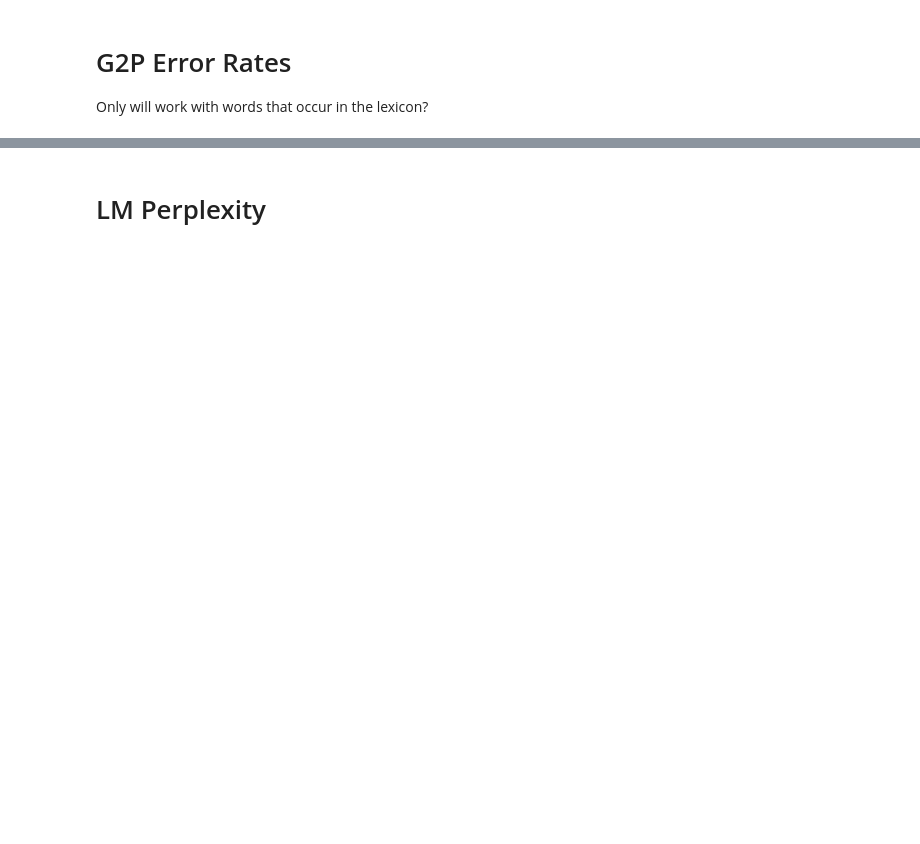
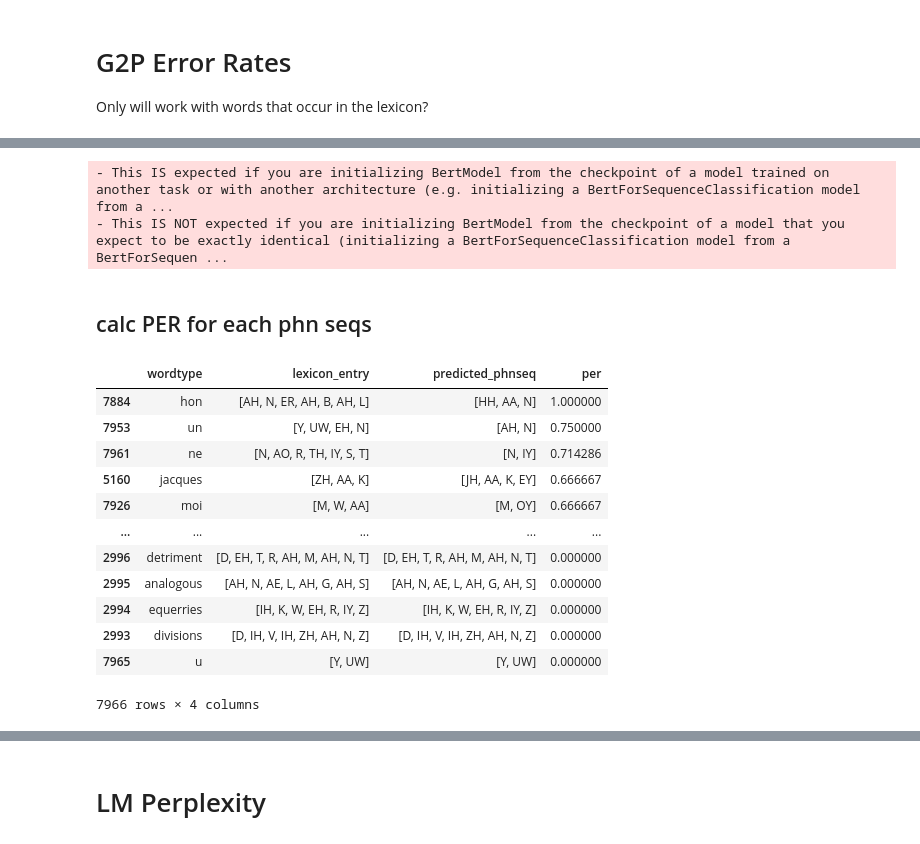
Before and after one commit to jonojace/rlspeller, a Jupyter notebook: identify_hard_to_pronounce_words.ipynb, the cells around one changed output, grey strips where cells are left out. Saved outputs shown, nothing was run; the diff lists cells and outputs as text; code cells hidden in the pictures; blank space fills up the shorter version.

```diff
--- a/identify_hard_to_pronounce_words.ipynb
+++ b/identify_hard_to_pronounce_words.ipynb
@@ -37,0 +93,2 @@ Only will work with words that occur in the lexicon?
+# %%
+oovs_in_lexicon = sorted(oovs_in_lexicon, key=lambda x: len(x), reverse=True) # sort by len to make batches more efficient
@@ -37,0 +99,19 @@ Only will work with words that occur in the lexicon?
+# %%
+from tqdm import tqdm
+wordtype2predicted_phnseq = {}
+batch_size = 128
+warning_phn_seqs = []
+for i in tqdm(range(0, len(oovs_in_lexicon), batch_size)):
+    batch = oovs_in_lexicon[i:i+batch_size]
+    predictions = g2p(batch)
+    for wordtype, phn_seq in zip(batch, predictions):
+        if "" in phn_seq or " " in phn_seq:
+            warning_phn_seqs.append((wordtype, phn_seq))
+        phn_seq = [phn for phn in phn_seq if phn not in ["", " "]] # strip empty phns
+        wordtype2predicted_phnseq[wordtype] = phn_seq
+    # break # debug
+# %% [output]
+- This IS expected if you are initializing BertModel from the checkpoint of a model trained on another task or with another architecture (e.g. initializing a BertForSequenceClassification model from a ...
+- This IS NOT expected if you are initializing BertModel from the checkpoint of a model that you expect to be exactly identical (initializing a BertForSequenceClassification model from a BertForSequen ...
+# %% [markdown]
+## calc PER for each phn seqs
@@ -37,0 +120,33 @@ Only will work with words that occur in the lexicon?
+# %%
+import textdistance
+lev = textdistance.Levenshtein() # create an instance of Levenshtein distance
+def per(ref, hyp):
+    dist = lev.distance(ref, hyp) # calculate the distance between ref and hyp
+    per = dist / len(ref) # calculate the PER by dividing by the length of ref
+    return per
+# %%
+data = []
+for wordtype, predicted_phnseq in wordtype2predicted_phnseq.items():
+    data.append({
+        "wordtype": wordtype,
+        "lexicon_entry": lexicon[wordtype],
+        "predicted_phnseq": predicted_phnseq,
+        "per": per(lexicon[wordtype], predicted_phnseq),
+    })
+# %%
+df = pd.DataFrame(data)
+df.sort_values('per', ascending=False)
+# %% [output]
+|  | wordtype | lexicon_entry | predicted_phnseq | per |
+| 7884 | hon | [AH, N, ER, AH, B, AH, L] | [HH, AA, N] | 1.000000 |
+| 7953 | un | [Y, UW, EH, N] | [AH, N] | 0.750000 |
+| 7961 | ne | [N, AO, R, TH, IY, S, T] | [N, IY] | 0.714286 |
+| 5160 | jacques | [ZH, AA, K] | [JH, AA, K, EY] | 0.666667 |
+| 7926 | moi | [M, W, AA] | [M, OY] | 0.666667 |
+| ... | ... | ... | ... | ... |
+| 2996 | detriment | [D, EH, T, R, AH, M, AH, N, T] | [D, EH, T, R, AH, M, AH, N, T] | 0.000000 |
+| 2995 | analogous | [AH, N, AE, L, AH, G, AH, S] | [AH, N, AE, L, AH, G, AH, S] | 0.000000 |
+| 2994 | equerries | [IH, K, W, EH, R, IY, Z] | [IH, K, W, EH, R, IY, Z] | 0.000000 |
+| 2993 | divisions | [D, IH, V, IH, ZH, AH, N, Z] | [D, IH, V, IH, ZH, AH, N, Z] | 0.000000 |
+| 7965 | u | [Y, UW] | [Y, UW] | 0.000000 |
+7966 rows × 4 columns
```
Also changed, not shown: parts of 28 cells of this notebook, 3 other files.
